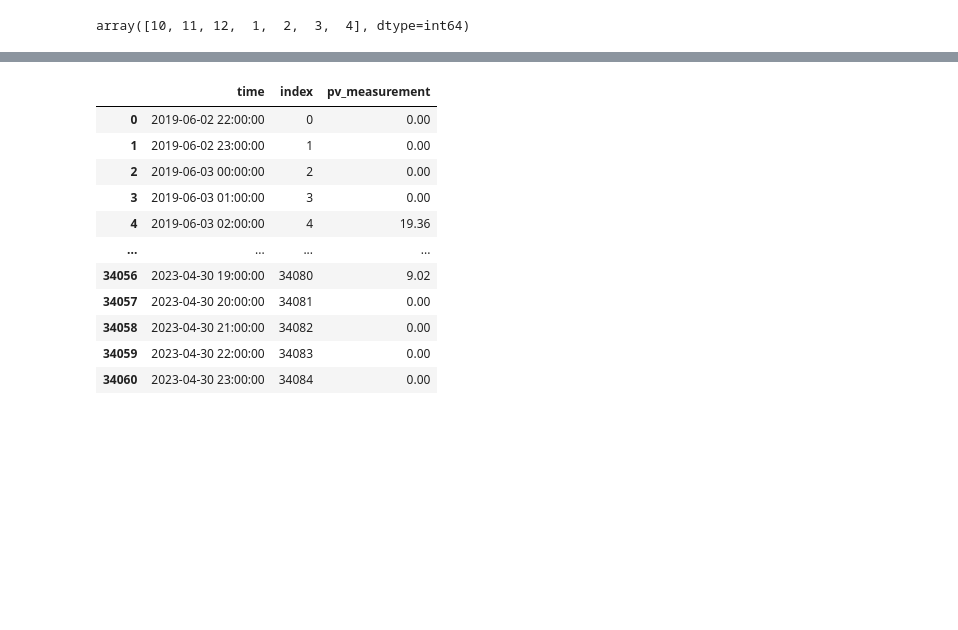
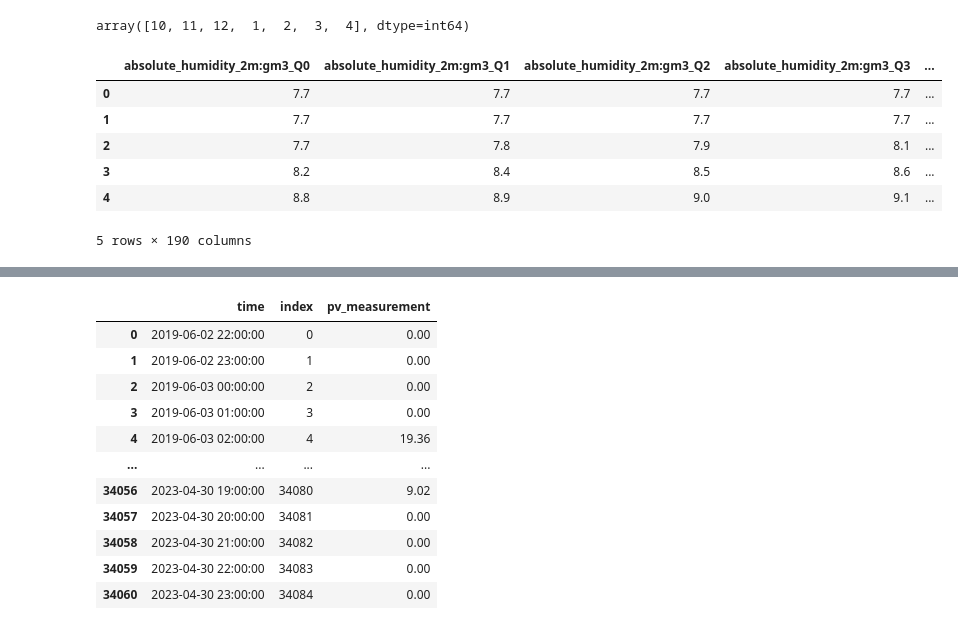
Before and after one commit to henningolweus/MLprosjekt, a Jupyter notebook: data/autogluon_quarterly_a.ipynb, the cells around one changed output, grey strips where cells are left out. Drawn from its saved outputs; the diff is of its cells as text; code cells hidden in the pictures; blank space fills up the shorter version.

```diff
--- a/data/autogluon_quarterly_a.ipynb
+++ b/data/autogluon_quarterly_a.ipynb
@@ -136 +134,11 @@ train_data_a.drop(columns=['date_forecast'],inplace=True)
+# %%
+train_data_a.head()
+# %% [output]
+|  | absolute_humidity_2m:gm3_Q0 | absolute_humidity_2m:gm3_Q1 | absolute_humidity_2m:gm3_Q2 | absolute_humidity_2m:gm3_Q3 | ... |
+| 0 | 7.7 | 7.7 | 7.7 | 7.7 | ... |
+| 1 | 7.7 | 7.7 | 7.7 | 7.7 | ... |
+| 2 | 7.7 | 7.8 | 7.9 | 8.1 | ... |
+| 3 | 8.2 | 8.4 | 8.5 | 8.6 | ... |
+| 4 | 8.8 | 8.9 | 9.0 | 9.1 | ... |
+5 rows × 190 columns
 # %%
```
Also changed, not shown: parts of 5 cells of this notebook, 3 other files.
